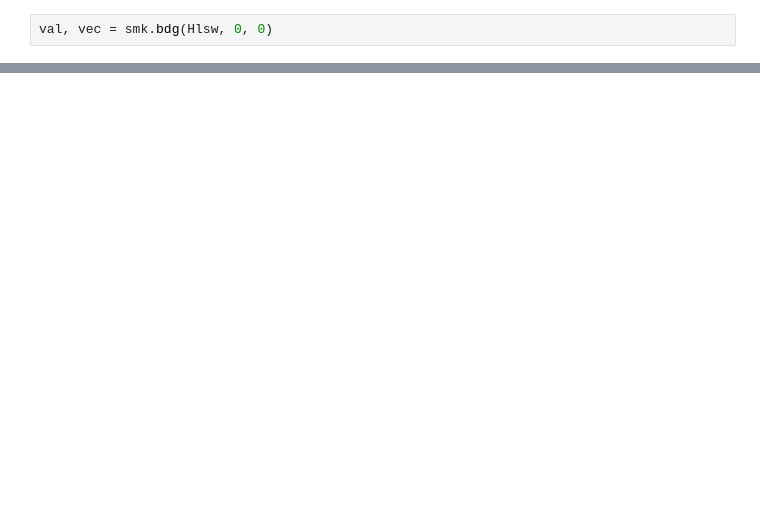
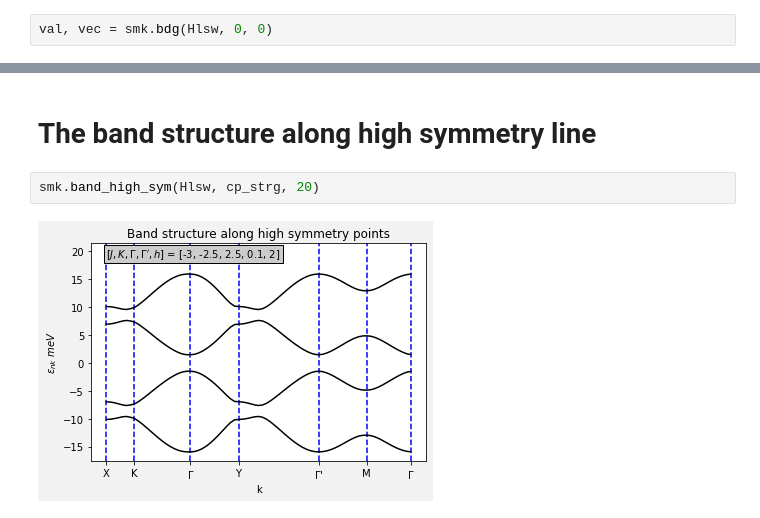
Before and after one commit to yftsai-1900/MagnonProperties, a Jupyter notebook: test.ipynb, the cells around one changed output, grey strips where cells are left out. Saved outputs shown, nothing was run; the diff lists cells and outputs as text; blank space fills up the shorter version.

```diff
--- a/test.ipynb
+++ b/test.ipynb
@@ -22,3 +45,9 @@ smk.band_high_sym(Hlsw, cp_strg)
+# %% [markdown]
+# The band structure along high symmetry line
+# %%
+smk.band_high_sym(Hlsw, cp_strg, 20)
+# %% [output]
+[figure, added]
 # %%
 smk.berry_curv(Hlsw, 0, 1, 3, 3)
 # %% [output]
```
Also changed, not shown: parts of 24 cells of this notebook, 1 other file.
